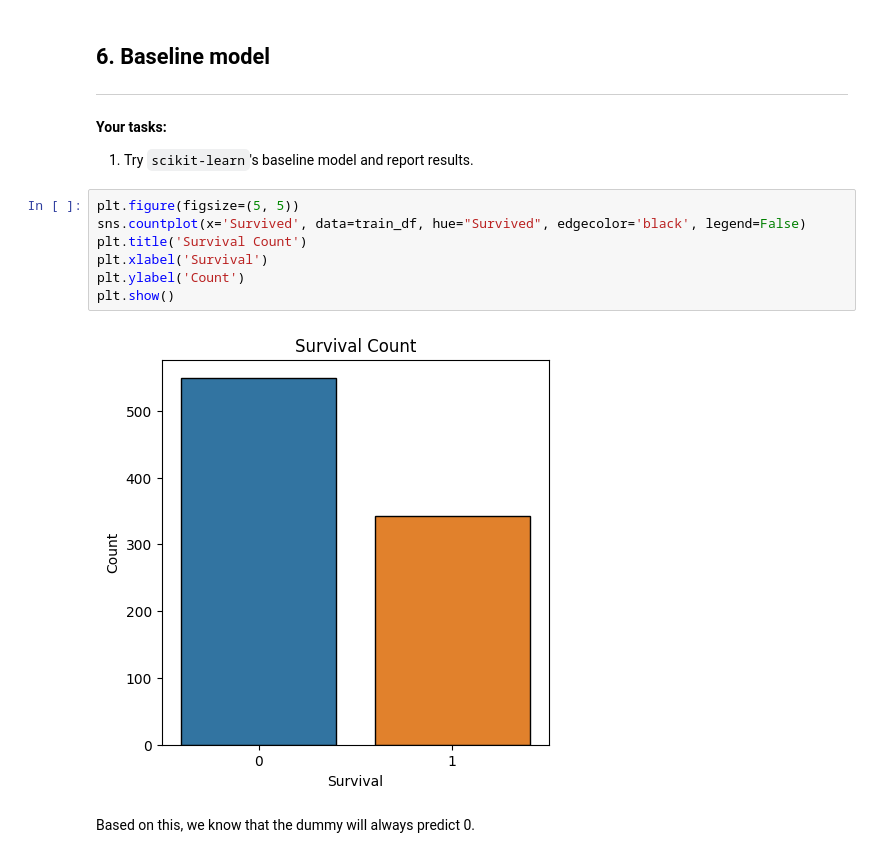
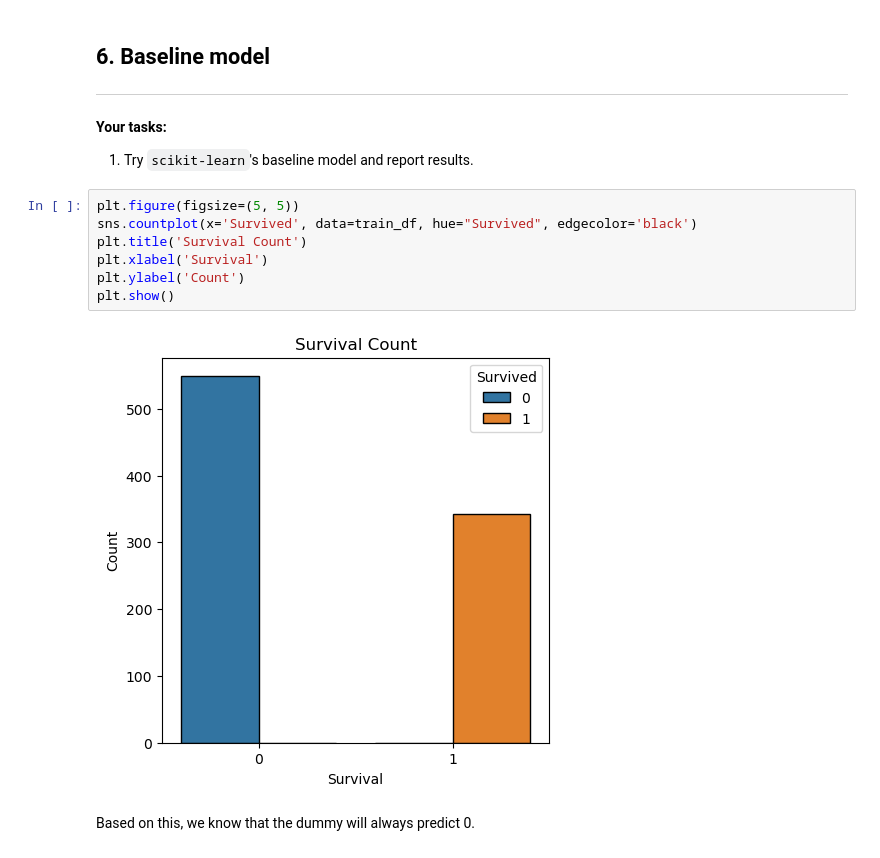
Before and after one commit to caden-maxwell/titanic_cs4320, a Jupyter notebook: final_report.ipynb, the cells around one changed output. Saved outputs shown, nothing was run; the diff lists cells and outputs as text.

```diff
--- a/final_report.ipynb
+++ b/final_report.ipynb
@@ -423,13 +425,13 @@ def mean_std_cross_val_scores(model, X_train, y_train, **kwargs):
 1. Try `scikit-learn`'s baseline model and report results.
 # %%
 plt.figure(figsize=(5, 5))
-sns.countplot(x='Survived', data=train_df, hue="Survived", edgecolor='black', legend=False)
+sns.countplot(x='Survived', data=train_df, hue="Survived", edgecolor='black')
 plt.title('Survival Count')
 plt.xlabel('Survival')
 plt.ylabel('Count')
 plt.show()
 # %% [output]
-[figure, old version]
+[figure, new version]
 # %% [markdown]
 Based on this, we know that the dummy will always predict 0.
 # %%
```
Also changed, not shown: parts of 7 cells of this notebook.
